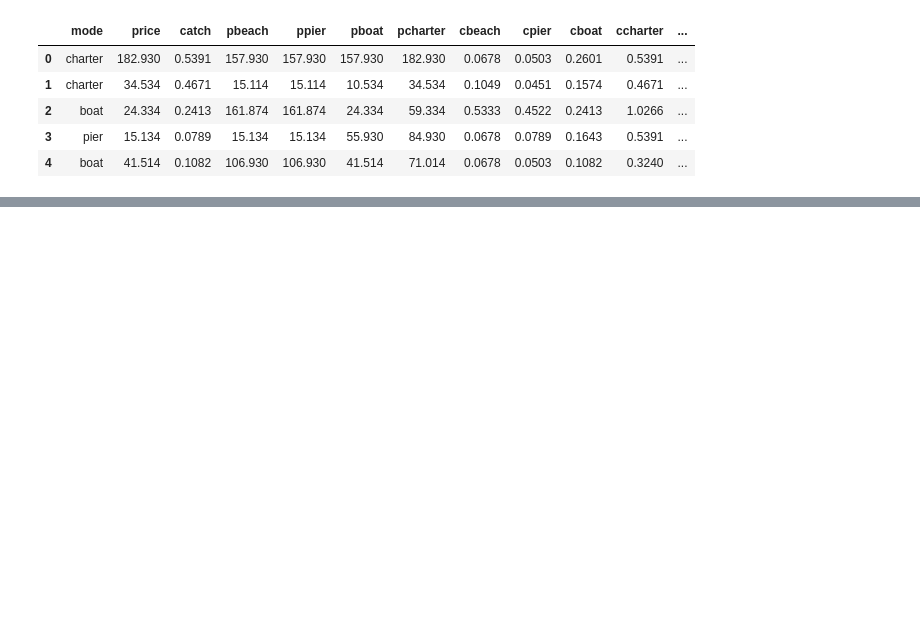
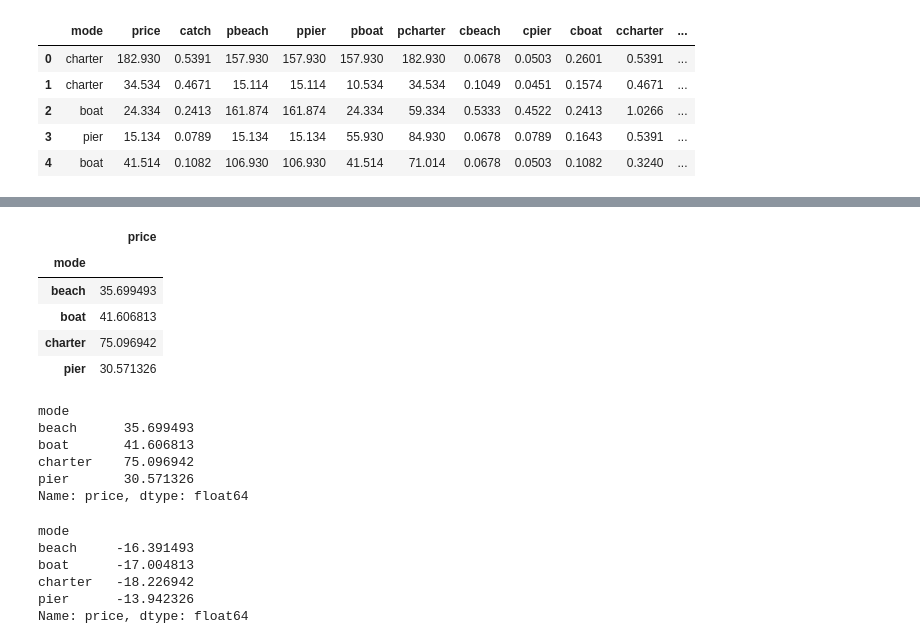
Before and after one commit to ArmanVasilovich/python_spbu, a Jupyter notebook: November-9/November-9.ipynb, the cells around one changed output, grey strips where cells are left out. Saved outputs shown, nothing was run; the diff lists cells and outputs as text; code cells hidden in the pictures; blank space fills up the shorter version.

```diff
--- a/November-9/November-9.ipynb
+++ b/November-9/November-9.ipynb
@@ -293,0 +304,27 @@ df.head()
+# %%
+df.groupby('mode').agg({'price': 'mean'})
+# %% [output]
+|  | price |
+| mode |  |
+| beach | 35.699493 |
+| boat | 41.606813 |
+| charter | 75.096942 |
+| pier | 30.571326 |
+# %%
+df.groupby('mode')['price'].agg('mean')
+# %% [output]
+mode
+beach      35.699493
+boat       41.606813
+charter    75.096942
+pier       30.571326
+Name: price, dtype: float64
+# %%
+df.groupby('mode')['price'].agg(lambda x: x.median() - x.mean())
+# %% [output]
+mode
+beach     -16.391493
+boat      -17.004813
+charter   -18.226942
+pier      -13.942326
+Name: price, dtype: float64
```
Also changed, not shown: parts of 4 cells of this notebook.
